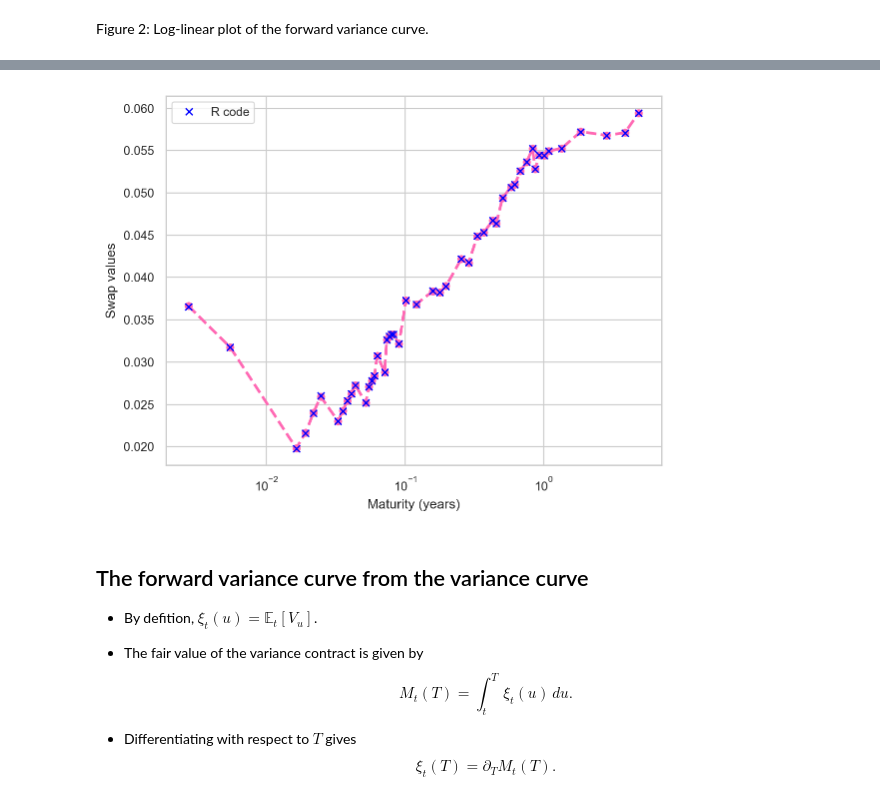
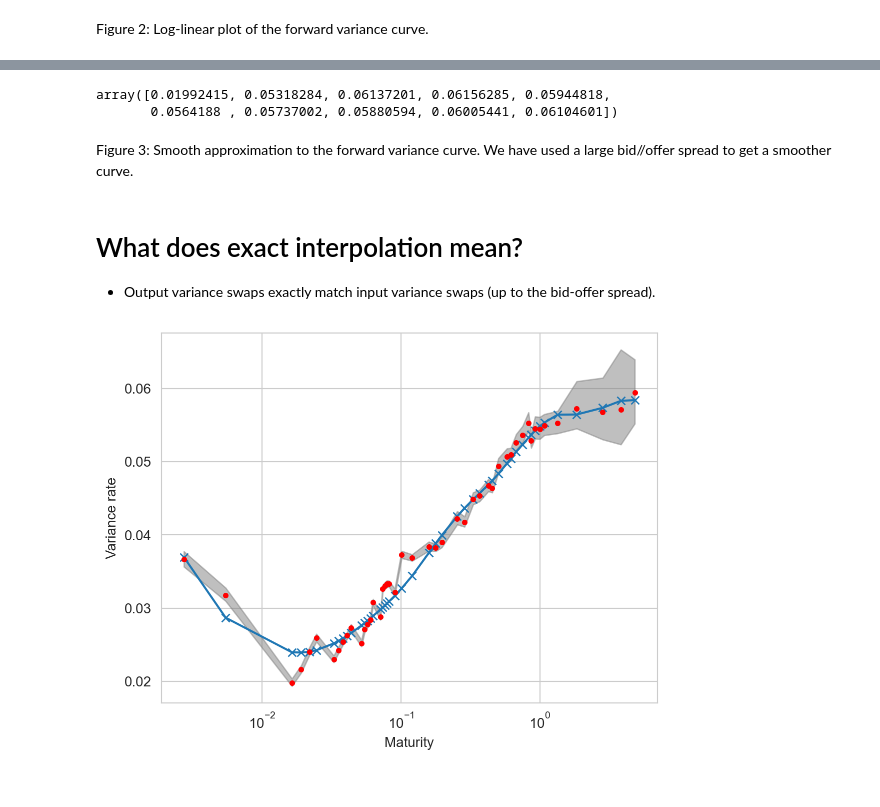
Before and after one commit to jgatheral/QuadraticRoughHeston, a Jupyter notebook: Python/forward_variance_curve_construction.ipynb, the cells around one changed output, grey strips where cells are left out. Saved outputs shown, nothing was run; the diff lists cells and outputs as text; code cells hidden in the pictures.

```diff
--- a/Python/forward_variance_curve_construction.ipynb
+++ b/Python/forward_variance_curve_construction.ipynb
@@ -21,5 +19,5 @@ The autoreload extension is already loaded. To reload it, use:
 # %%
-df_spx = pd.read_parquet("spx_implied_vol_20230215.parquet")
+df_spx = pd.read_csv("spx_implied_vol_20230215.csv", index_col=0)
 df_spx.head()
 # %% [output]
 |  | Expiry | Texp | Strike | Bid | Ask | Fwd | CallMid |
@@ -103,0 +169,6 @@ Figure 2: Log-linear plot of the forward variance curve.
+# %%
+w_in = res_vs["vs_mid"] * res_vs["expiries"]
+# w_in = vs_r_code * res_vs["expiries"]
+xi_smooth = xi_curve_smooth(res_vs["expiries"], w_in, eps=0.03)
+xi_smooth_c = xi_smooth["xi_curve"]
+xi_smooth_w_out = xi_smooth["w_out"]
@@ -104,33 +214,36 @@ Figure 2: Log-linear plot of the forward variance curve.
+# %%
+# Draft:
+u = np.linspace(0, 3, 10)
+xi_smooth_c(u)
+# %% [output]
+array([0.01992415, 0.05318284, 0.06137201, 0.06156285, 0.05944818,
+       0.0564188 , 0.05737002, 0.05880594, 0.06005441, 0.06104601])
+# %% [markdown]
+Figure 3: Smooth approximation to the forward variance curve. We have used a large bid//offer spread to get a smoother curve.
+# %% [markdown]
+# What does exact interpolation mean?
+
+- Output variance swaps exactly match input variance swaps (up to the bid-offer spread).
 # %%
 fig, ax = plt.subplots()
 ax.plot(
-    expiries,
-    vs,
-    marker="o",
-    linestyle="--",
-    linewidth=2,
-    color="hotpink",
+    res_vs["expiries"],
+    xi_smooth_w_out / res_vs["expiries"],
+    marker="x",
 )
-ax.plot(expiries, vs_r_code, "x", color="blue", label="R code")
-ax.legend()
-ax.set_xlabel("Maturity (years)")
-ax.set_ylabel("Swap values")
+# ax.vlines(
+ax.fill_between(
+    res_vs["expiries"],
+    res_vs["vs_bid"],
+    res_vs["vs_ask"],
+    color="gray",
+    alpha=0.5,
+    label="Bid-Ask Spread",
+)
+ax.plot(res_vs["expiries"], res_vs["vs_mid"], "r.", label="Mid")
+ax.set_xlabel("Maturity")
+ax.set_ylabel("Variance rate")
 ax.set_xscale("log")
 plt.show()
 # %% [output]
-[figure, old version]
+[figure, new version]
-# %% [markdown]
-## The forward variance curve from the variance curve
-
-- By defition, $\xi_t(u) = \mathbb{E}_t[V_u]$.
-
-- The fair value of the variance contract is given by
-$$
-    M_t(T)=\int_t^T\,\xi_t(u)\,du.
-$$
-
-
-- Differentiating with respect to $T$ gives
-$$
-    \xi_t(T)= \partial_T M_t(T).
-$$
```
Also changed, not shown: parts of 21 cells of this notebook, 2 other files.
